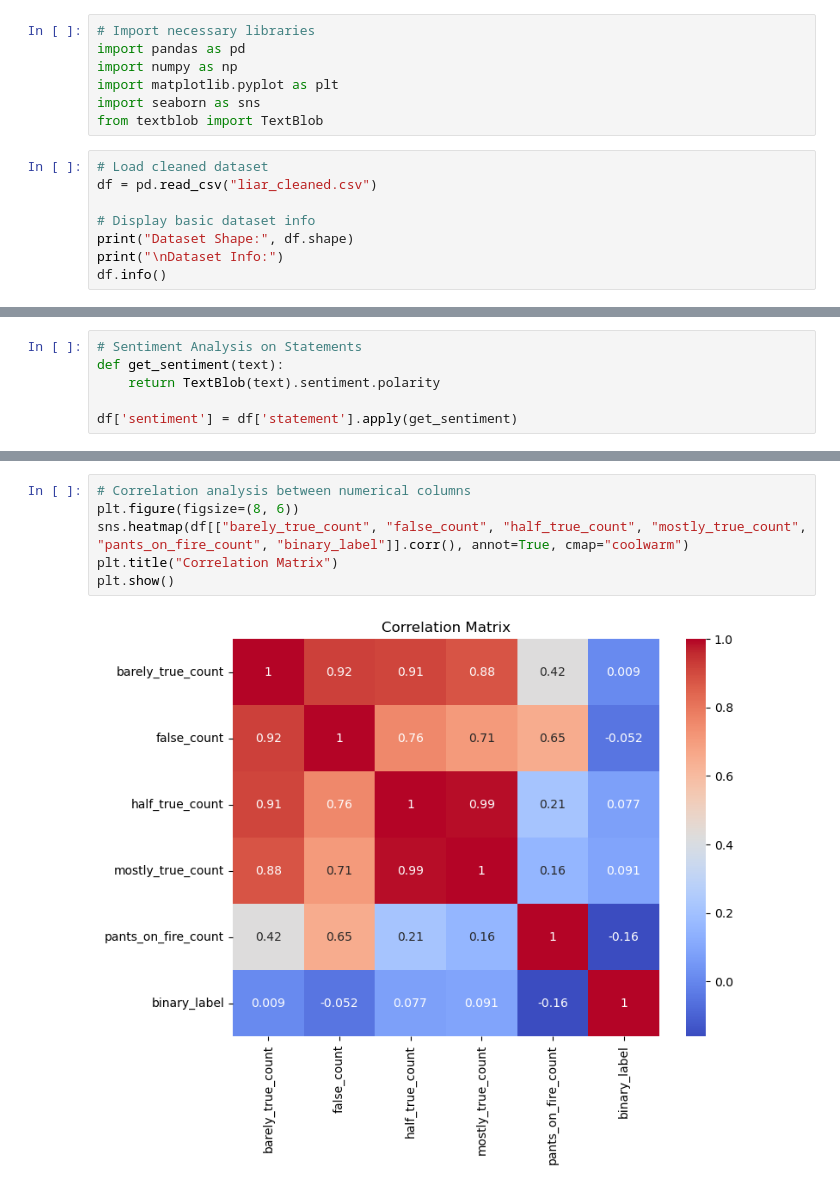
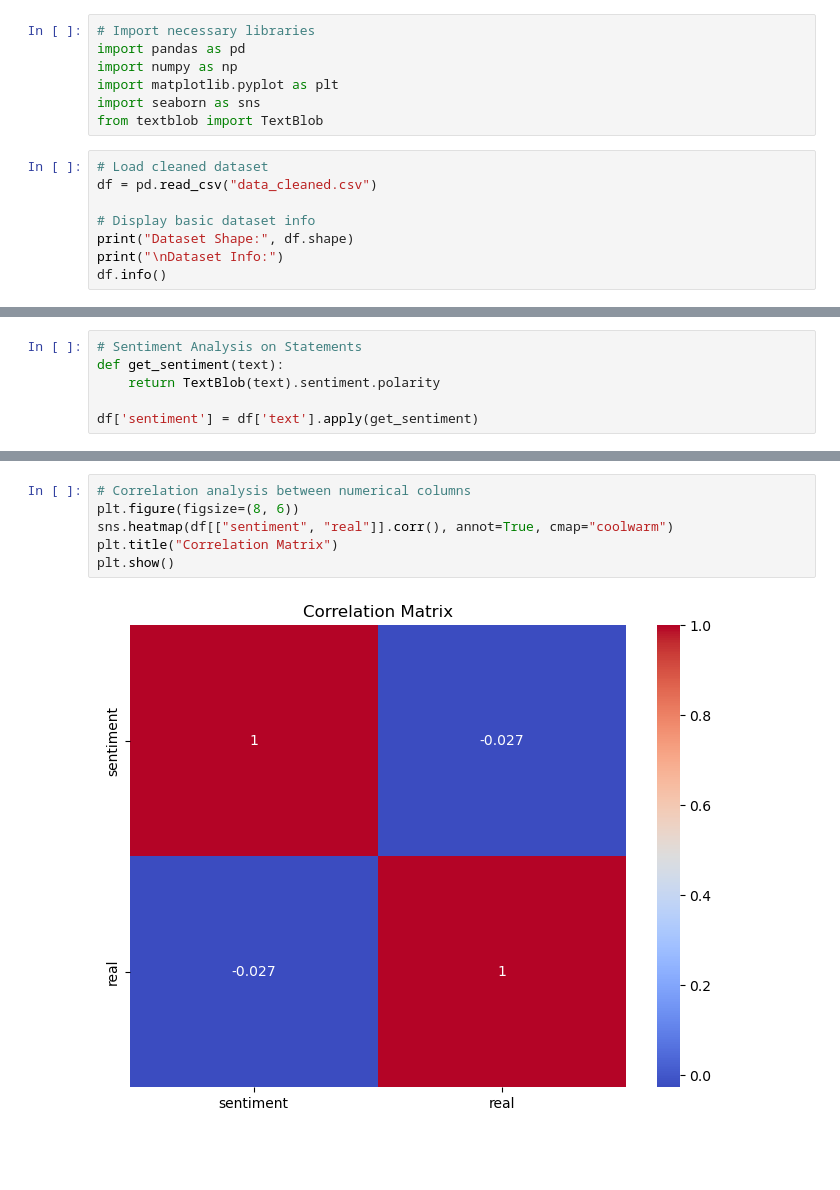
Before and after one commit to agmillman/project-4-fake-news, a Jupyter notebook: data_analysis.ipynb, the cells around one changed output, grey strips where cells are left out. Cells and saved outputs as stored; diff of their text form; blank space fills up the shorter version.

```diff
--- a/data_analysis.ipynb
+++ b/data_analysis.ipynb
@@ -17,7 +27,7 @@ import seaborn as sns
 from textblob import TextBlob
 # %%
 # Load cleaned dataset
-df = pd.read_csv("liar_cleaned.csv")
+df = pd.read_csv("data_cleaned.csv")
 
 # Display basic dataset info
 print("Dataset Shape:", df.shape)
@@ -103,7 +90,7 @@ plt.show()
 def get_sentiment(text):
     return TextBlob(text).sentiment.polarity
 
-df['sentiment'] = df['statement'].apply(get_sentiment)
+df['sentiment'] = df['text'].apply(get_sentiment)
 # %%
 # Sentiment distribution by news type
 plt.figure(figsize=(8, 5))
@@ -118,8 +105,8 @@ plt.show()
 # %%
 # Correlation analysis between numerical columns
 plt.figure(figsize=(8, 6))
-sns.heatmap(df[["barely_true_count", "false_count", "half_true_count", "mostly_true_count", "pants_on_fire_count", "binary_label"]].corr(), annot=True, cmap="coolwarm")
+sns.heatmap(df[["sentiment", "real"]].corr(), annot=True, cmap="coolwarm")
 plt.title("Correlation Matrix")
 plt.show()
 # %% [output]
-[figure, old version]
+[figure, new version]
```
Also changed, not shown: parts of 6 cells of this notebook, 1 other file.
